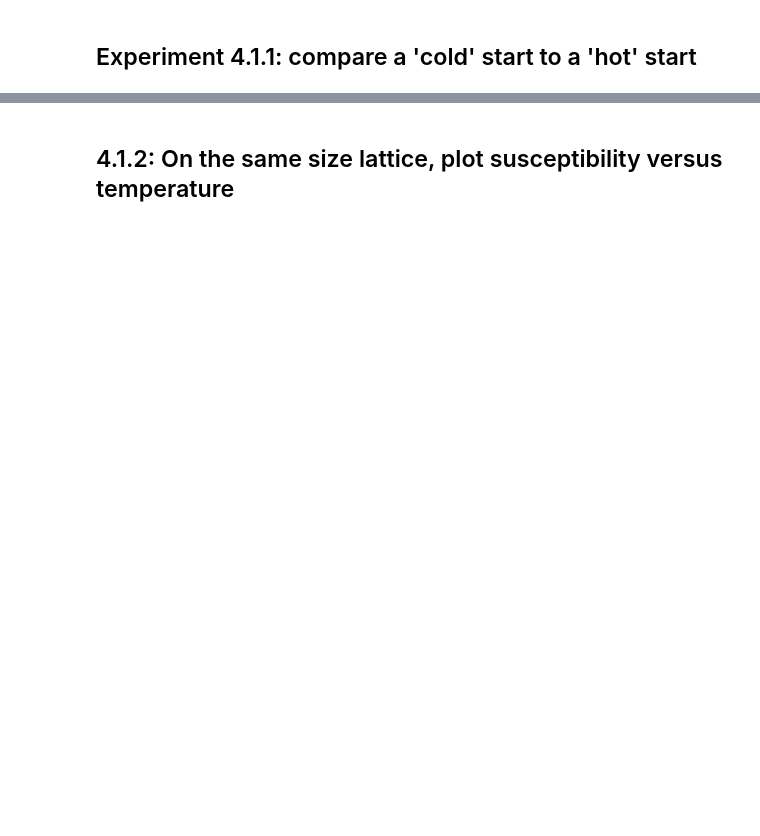
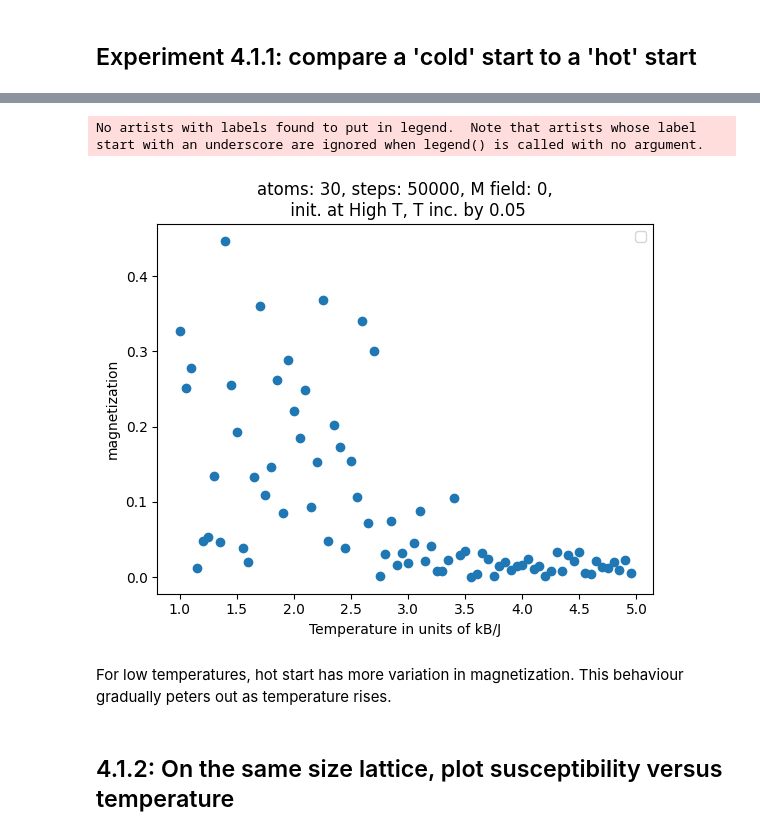
Before and after one commit to RoyZhenLongLim/PHYS3112, a Jupyter notebook: IM/Ising-model-example-notebook.ipynb, the cells around one changed output, grey strips where cells are left out. Cells and saved outputs as stored; diff of their text form; code cells hidden in the pictures; blank space fills up the shorter version.

Commit message:
did experimental side of IM label

```diff
--- a/IM/Ising-model-example-notebook.ipynb
+++ b/IM/Ising-model-example-notebook.ipynb
@@ -19,2 +24,12 @@ No artists with labels found to put in legend.  Note that artists whose label st
+# %%
+exp1_hot=model.plots(N=30,start='High',inc=0.05,x0=1,x1=5,T=1)
+exp1_hot.mag()
+exp1_hot.show()
+# %% [output]
+No artists with labels found to put in legend.  Note that artists whose label start with an underscore are ignored when legend() is called with no argument.
+[figure, added]
+# %% [markdown]
+For low temperatures, hot start has more variation in magnetization.
+This behaviour gradually peters out as temperature rises.
 # %% [markdown]
 ## 4.1.2: On the same size lattice, plot susceptibility versus temperature
```
Also changed, not shown: parts of 12 cells of this notebook, 2 other files.
